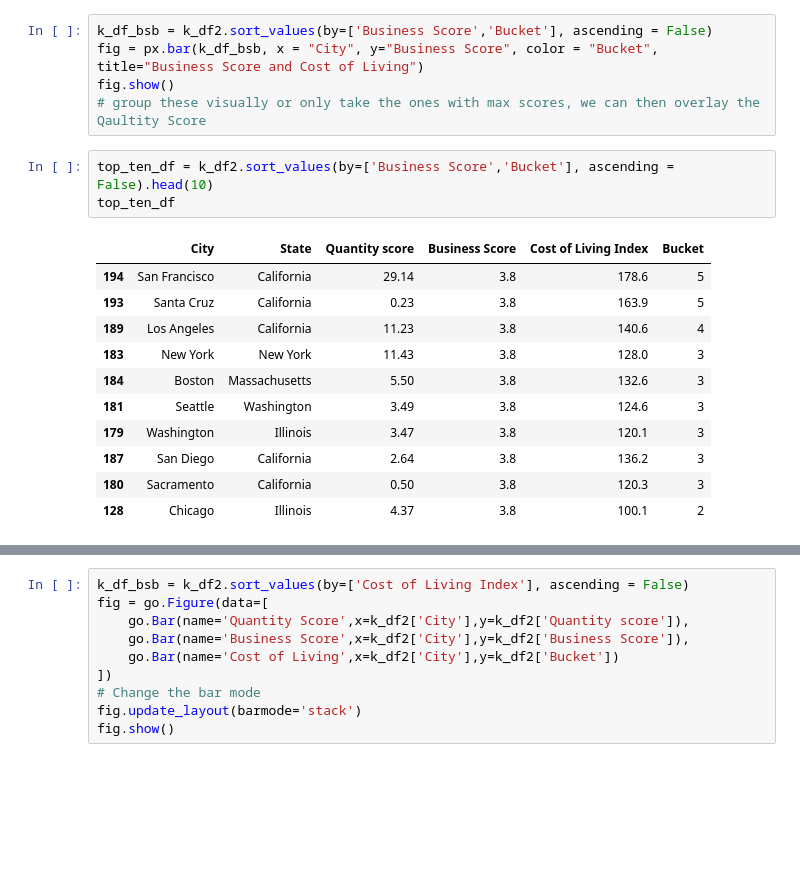
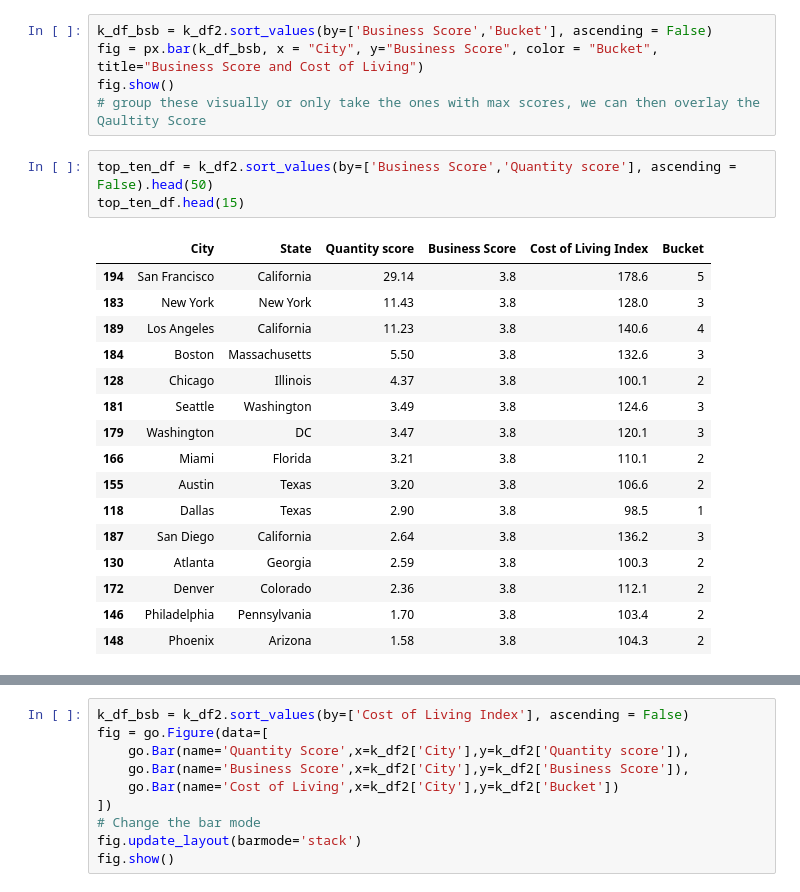
Before and after one commit to HappyM0f0/ClassProject2022, a Jupyter notebook: Data/Plotly Class Project .ipynb, the cells around one changed output, grey strips where cells are left out. Saved outputs shown, nothing was run; the diff lists cells and outputs as text; blank space fills up the shorter version.

```diff
--- a/Data/Plotly Class Project .ipynb
+++ b/Data/Plotly Class Project .ipynb
@@ -55,17 +55,22 @@ fig = px.bar(k_df_bsb, x = "City", y="Business Score", color = "Bucket", title="
 fig.show()
 # group these visually or only take the ones with max scores, we can then overlay the Qaultity Score
 # %%
-top_ten_df = k_df2.sort_values(by=['Business Score','Bucket'], ascending = False).head(10)
-top_ten_df
+top_ten_df = k_df2.sort_values(by=['Business Score','Quantity score'], ascending = False).head(50)
+top_ten_df.head(15)
 # %% [output]
 |  | City | State | Quantity score | Business Score | Cost of Living Index | Bucket |
 | 194 | San Francisco | California | 29.14 | 3.8 | 178.6 | 5 |
-| 193 | Santa Cruz | California | 0.23 | 3.8 | 163.9 | 5 |
+| 183 | New York | New York | 11.43 | 3.8 | 128.0 | 3 |
 | 189 | Los Angeles | California | 11.23 | 3.8 | 140.6 | 4 |
-| 183 | New York | New York | 11.43 | 3.8 | 128.0 | 3 |
 | 184 | Boston | Massachusetts | 5.50 | 3.8 | 132.6 | 3 |
+| 128 | Chicago | Illinois | 4.37 | 3.8 | 100.1 | 2 |
 | 181 | Seattle | Washington | 3.49 | 3.8 | 124.6 | 3 |
-| 179 | Washington | Illinois | 3.47 | 3.8 | 120.1 | 3 |
+| 179 | Washington | DC | 3.47 | 3.8 | 120.1 | 3 |
+| 166 | Miami | Florida | 3.21 | 3.8 | 110.1 | 2 |
+| 155 | Austin | Texas | 3.20 | 3.8 | 106.6 | 2 |
+| 118 | Dallas | Texas | 2.90 | 3.8 | 98.5 | 1 |
 | 187 | San Diego | California | 2.64 | 3.8 | 136.2 | 3 |
-| 180 | Sacramento | California | 0.50 | 3.8 | 120.3 | 3 |
-| 128 | Chicago | Illinois | 4.37 | 3.8 | 100.1 | 2 |
+| 130 | Atlanta | Georgia | 2.59 | 3.8 | 100.3 | 2 |
+| 172 | Denver | Colorado | 2.36 | 3.8 | 112.1 | 2 |
+| 146 | Philadelphia | Pennsylvania | 1.70 | 3.8 | 103.4 | 2 |
+| 148 | Phoenix | Arizona | 1.58 | 3.8 | 104.3 | 2 |
```
Also changed, not shown: parts of 2 cells of this notebook, 20 other files.
